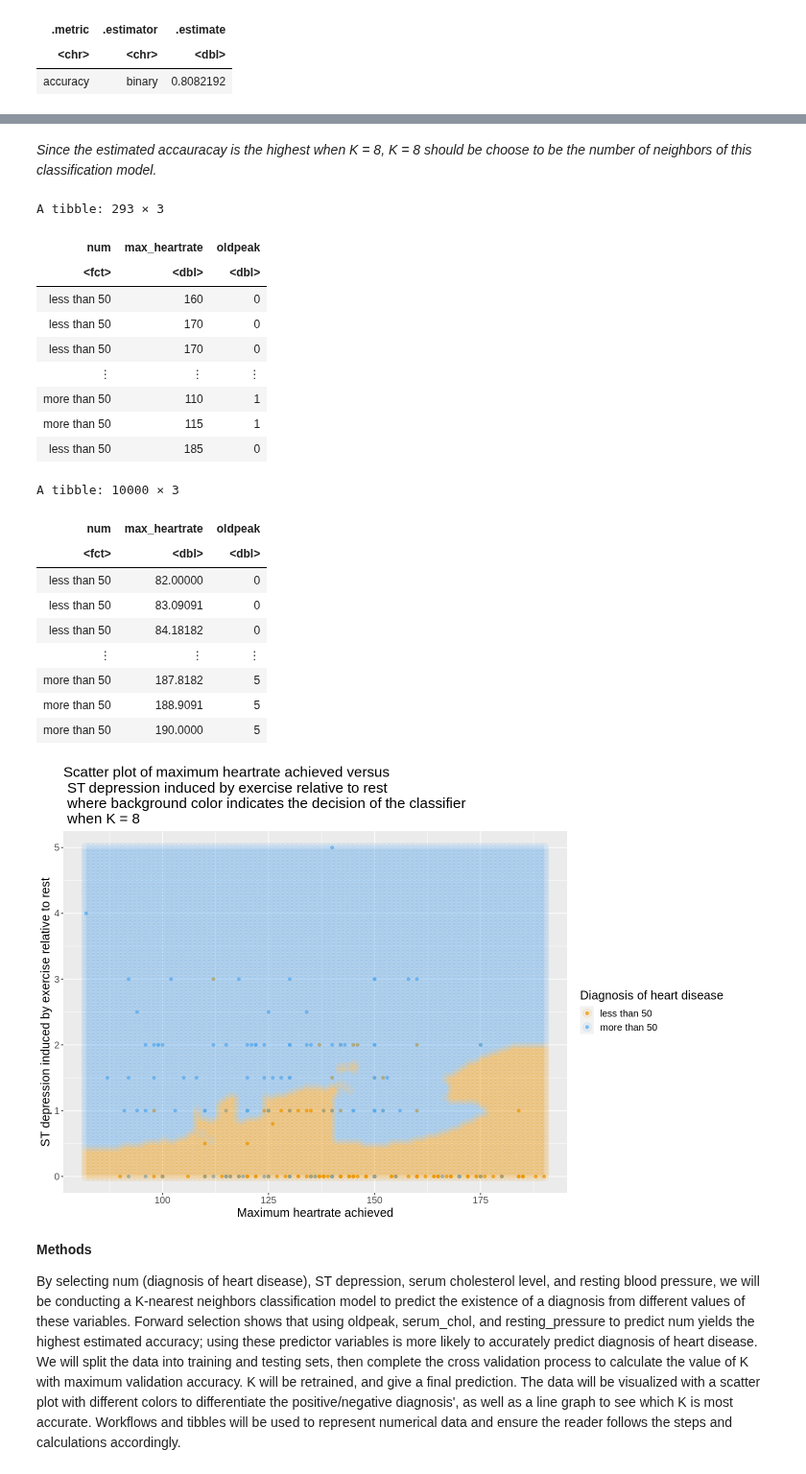
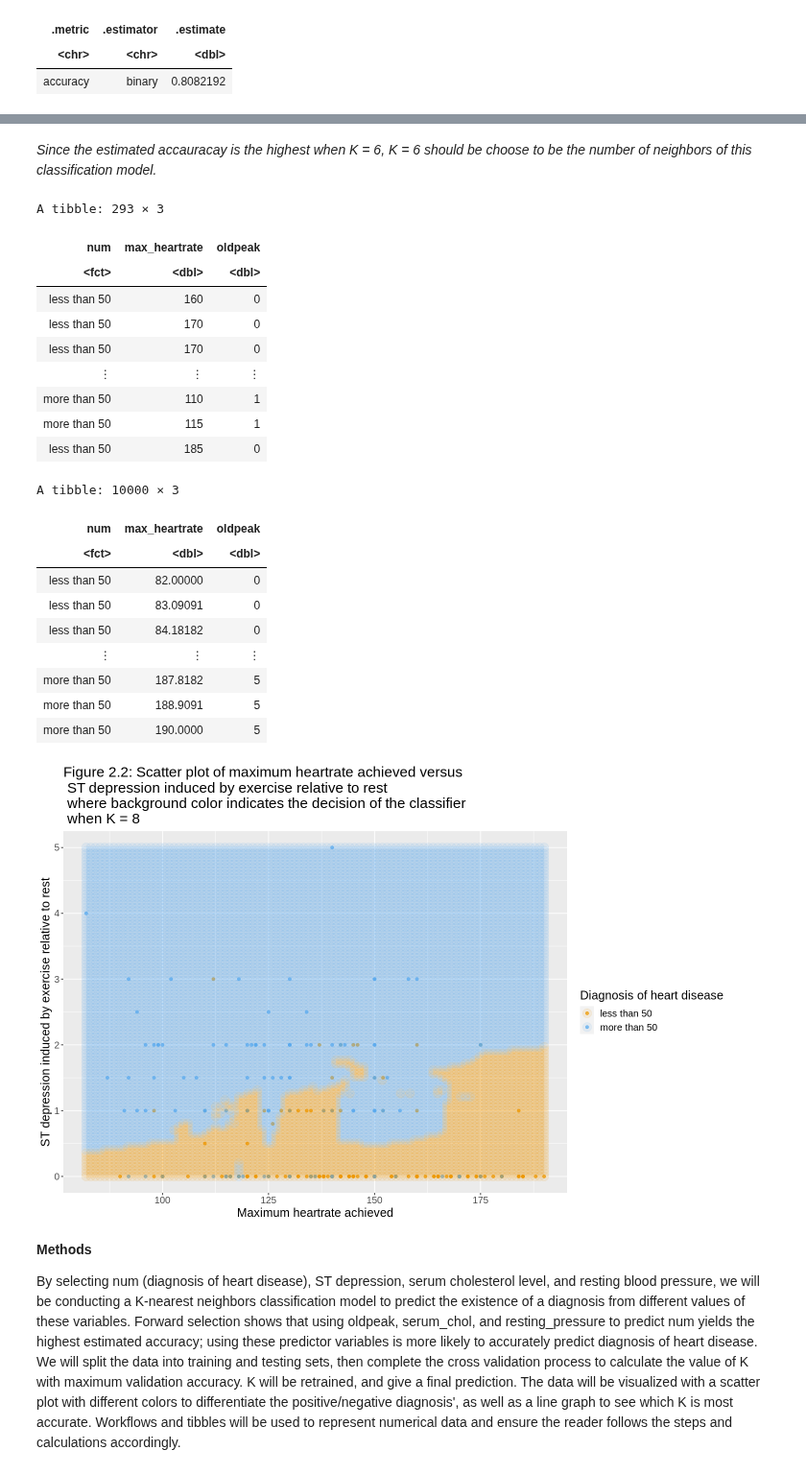
Before and after one commit to papercheesecake/DSCI100-group-project-18, a Jupyter notebook: group_report.ipynb, the cells around one changed output, grey strips where cells are left out. Shown at 96% size. Drawn from its saved outputs; the diff is of its cells as text; code cells hidden in the pictures.

```diff
--- a/group_report.ipynb
+++ b/group_report.ipynb
@@ -537,0 +556,22 @@ The plot above indicates that when number of neighbors K is around 8 to 12, the
+# %%
+# Choose K = 6
+
+heart_spec_6 <- nearest_neighbor(weight_func = "rectangular", neighbors = 6) %>%
+              set_engine("kknn") %>%
+              set_mode("classification")
+
+heart_recipe <- recipe(num ~ max_heartrate + oldpeak, data = training_heart_data) %>%
+                step_scale(all_predictors()) %>%
+                step_center(all_predictors())
+
+
+heart_fit_6 <- workflow() %>%
+             add_recipe(heart_recipe) %>%
+             add_model(heart_spec_6) %>%
+             fit(data = training_heart_data)
+
+heart_predict_6 <- predict(heart_fit_6, testing_heart_data) %>%
+                 bind_cols(testing_heart_data) %>%
+                 metrics(truth = num, estimate = .pred_class) %>%
+                 filter(.metric == 'accuracy')
+heart_predict_6
@@ -683,5 +756,5 @@ A tibble: 5 × 2
 # %% [markdown]
-*Since the estimated accauracay is the highest when K = 8, K = 8 should be choose to be the number of neighbors of this classification model.*
+*Since the estimated accauracay is the highest when K = 6, K = 6 should be choose to be the number of neighbors of this classification model.*
 # %%
 #Visualization of the analysis
 heart_data_final <- heart_data_fct %>%
@@ -701,7 +774,7 @@ heartrate_oldpeak_grid <- as_tibble(expand.grid(max_heartrate = heartrate_grid,
                                 oldpeak = oldpeak_grid))
 
 
-knnPredGrid <- predict(heart_fit_8, heartrate_oldpeak_grid)
+knnPredGrid <- predict(heart_fit_6, heartrate_oldpeak_grid)
 
 prediction_table <- bind_cols(knnPredGrid, heartrate_oldpeak_grid) %>%
                     rename(num = .pred_class)
@@ -715,35 +788,35 @@ analysis_plot <- ggplot() +
                             mapping = aes(x = max_heartrate, y = oldpeak, color = num),
                  alpha = 0.1,
                  size = 5) +
                  labs(x = 'Maximum heartrate achieved', y = 'ST depression induced by exercise relative to rest',
                        color = 'Diagnosis of heart disease') +
                  scale_color_manual(labels = c("less than 50", "more than 50"),
                  values = c("orange2", "steelblue2")) +
-                 ggtitle('Scatter plot of maximum heartrate achieved versus \n ST depression induced by exercise relative to rest \n where background color indicates the decision of the classifier \n when K = 8') +
+                 ggtitle('Figure 2.2: Scatter plot of maximum heartrate achieved versus \n ST depression induced by exercise relative to rest \n where background color indicates the decision of the classifier \n when K = 8') +
                  theme(text = element_text(size = 15))
 analysis_plot
 # %% [output]
 A tibble: 293 × 3
 | num | max_heartrate | oldpeak |
 | <fct> | <dbl> | <dbl> |
 | less than 50 | 160 | 0 |
 | less than 50 | 170 | 0 |
 | less than 50 | 170 | 0 |
 | ⋮ | ⋮ | ⋮ |
 | more than 50 | 110 | 1 |
 | more than 50 | 115 | 1 |
 | less than 50 | 185 | 0 |
 A tibble: 10000 × 3
 | num | max_heartrate | oldpeak |
 | <fct> | <dbl> | <dbl> |
 | less than 50 | 82.00000 | 0 |
 | less than 50 | 83.09091 | 0 |
 | less than 50 | 84.18182 | 0 |
 | ⋮ | ⋮ | ⋮ |
 | more than 50 | 187.8182 | 5 |
 | more than 50 | 188.9091 | 5 |
 | more than 50 | 190.0000 | 5 |
-[figure, old version]
+[figure, new version]
 # %% [markdown]
 **Methods**
 
```
Also changed, not shown: parts of 8 cells of this notebook.
